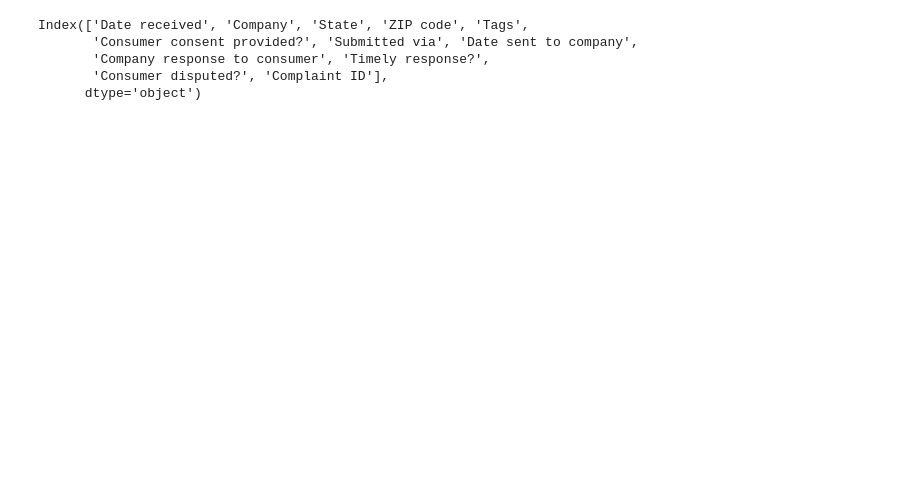
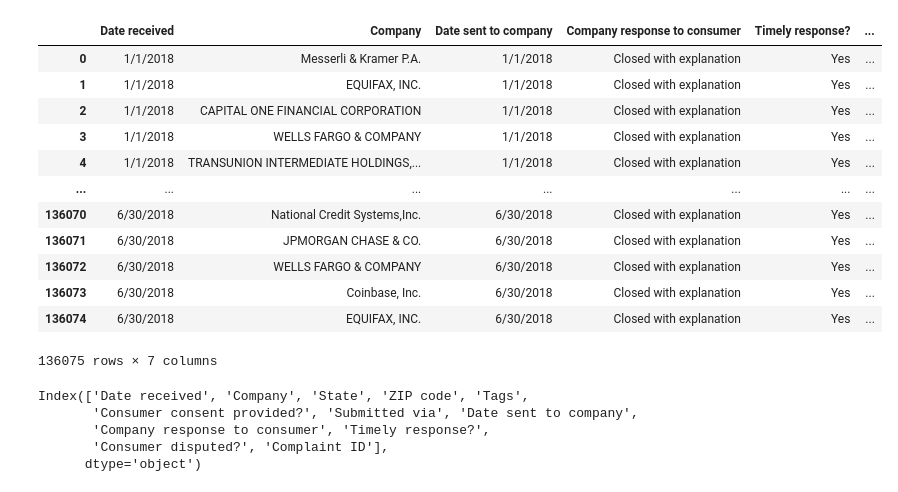
Before and after one commit to 88bungust/COMPLAINT_CAPSTONE, a Jupyter notebook: project.ipynb, the cells around one changed output. Drawn from its saved outputs; the diff is of its cells as text; code cells hidden in the pictures; blank space fills up the shorter version.

```diff
--- a/project.ipynb
+++ b/project.ipynb
@@ -20,3 +20,20 @@ complaints
+# %%
+complaints = complaints[complaints["Date received"].notna()]
+complaints
+# %% [output]
+|  | Date received | Company | Date sent to company | Company response to consumer | Timely response? | ... |
+| 0 | 1/1/2018 | Messerli & Kramer P.A. | 1/1/2018 | Closed with explanation | Yes | ... |
+| 1 | 1/1/2018 | EQUIFAX, INC. | 1/1/2018 | Closed with explanation | Yes | ... |
+| 2 | 1/1/2018 | CAPITAL ONE FINANCIAL CORPORATION | 1/1/2018 | Closed with explanation | Yes | ... |
+| 3 | 1/1/2018 | WELLS FARGO & COMPANY | 1/1/2018 | Closed with explanation | Yes | ... |
+| 4 | 1/1/2018 | TRANSUNION INTERMEDIATE HOLDINGS,... | 1/1/2018 | Closed with explanation | Yes | ... |
+| ... | ... | ... | ... | ... | ... | ... |
+| 136070 | 6/30/2018 | National Credit Systems,Inc. | 6/30/2018 | Closed with explanation | Yes | ... |
+| 136071 | 6/30/2018 | JPMORGAN CHASE & CO. | 6/30/2018 | Closed with explanation | Yes | ... |
+| 136072 | 6/30/2018 | WELLS FARGO & COMPANY | 6/30/2018 | Closed with explanation | Yes | ... |
+| 136073 | 6/30/2018 | Coinbase, Inc. | 6/30/2018 | Closed with explanation | Yes | ... |
+| 136074 | 6/30/2018 | EQUIFAX, INC. | 6/30/2018 | Closed with explanation | Yes | ... |
+136075 rows × 7 columns
 # %%
 complaints.columns
 # %% [output]
```
Also changed, not shown: parts of 3 cells of this notebook, 1 other file.
